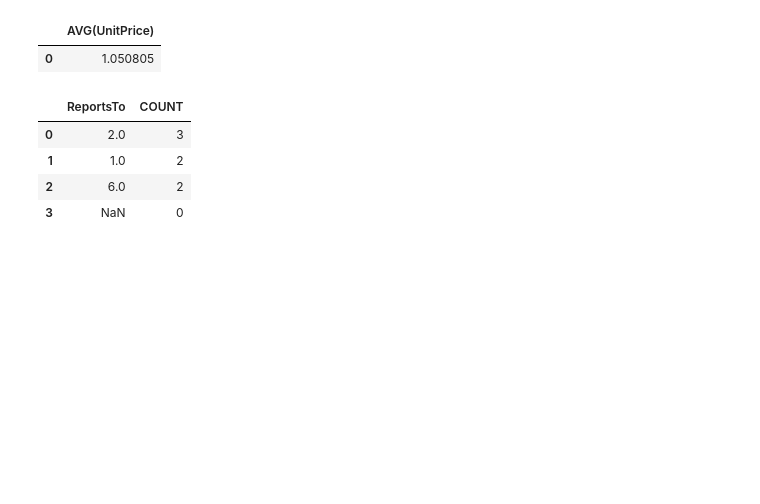
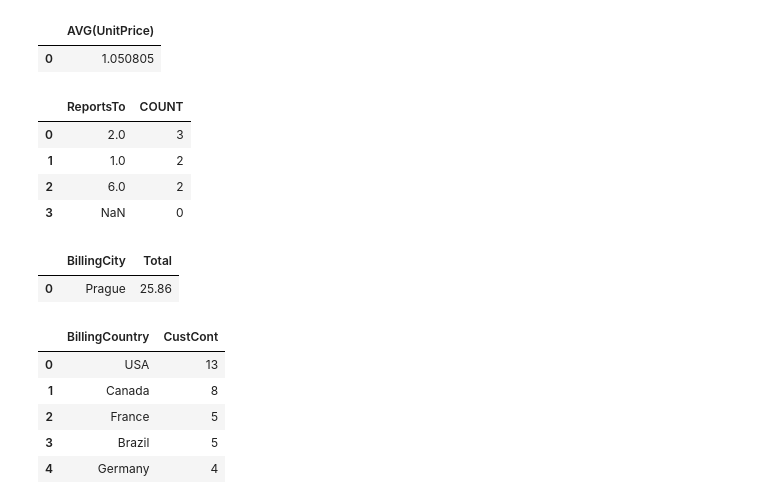
Before and after one commit to flatiron-school/NTL01-DTSC-LIVE-040323, a Jupyter notebook: sql_practice/sql_practice.ipynb, the cells around one changed output. Drawn from its saved outputs; the diff is of its cells as text; code cells hidden in the pictures; blank space fills up the shorter version.

```diff
--- a/sql_practice/sql_practice.ipynb
+++ b/sql_practice/sql_practice.ipynb
@@ -315,0 +312,51 @@ employee
+# %%
+# In what city does the customer with the largest purchase amount live?
+
+query = """
+SELECT BillingCity, Total
+FROM Invoice
+WHERE Total = (
+    SELECT MAX(Total)
+    FROM Invoice)
+"""
+
+largest = pd.read_sql(query, con)
+largest
+
+
+
+# AVG_Price = pd.read_sql("""
+
+# SELECT Inv.BillingCity, MAX(Inv.Total) as Max, Inv.CustomerId, Cust.City
+# FROM Invoice Inv
+# JOIN Customer Cust
+# ON Inv.CustomerId = Cust.CustomerId
+# """, con)
+
+# AVG_Price
+# %% [output]
+|  | BillingCity | Total |
+| 0 | Prague | 25.86 |
+# %%
+# What country has the largest about of customers?
+
+Country_largest_customers = pd.read_sql("""
+
+SELECT Inv.BillingCountry, COUNT(DISTINCT(CustomerId)) as CustCont
+FROM Invoice Inv
+GROUP BY BillingCountry
+ORDER BY CustCont DESC
+LIMIT 5
+""", con)
+
+Country_largest_customers
+
+# JOIN Customer Cust
+# ON Inv.CustomerId = Cust.CustomerId
+# %% [output]
+|  | BillingCountry | CustCont |
+| 0 | USA | 13 |
+| 1 | Canada | 8 |
+| 2 | France | 5 |
+| 3 | Brazil | 5 |
+| 4 | Germany | 4 |
```
Also changed, not shown: parts of 7 cells of this notebook.
